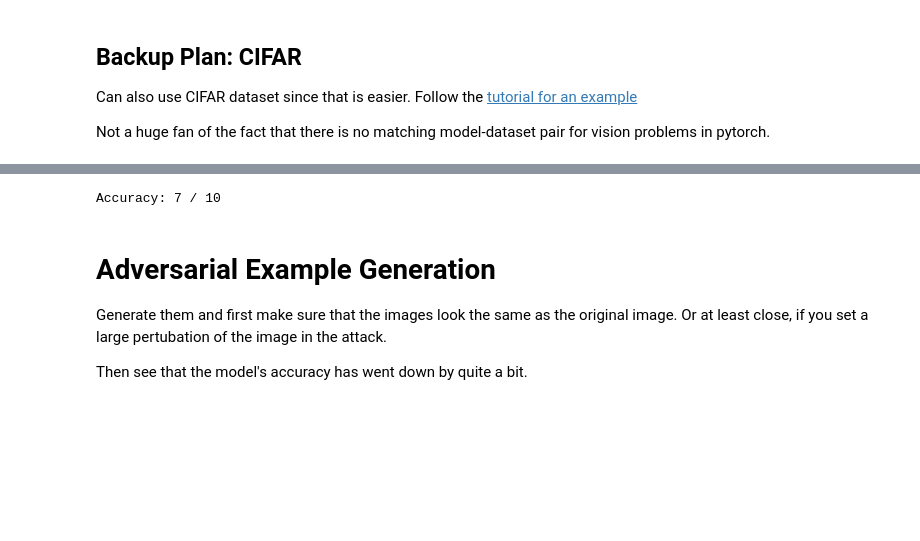
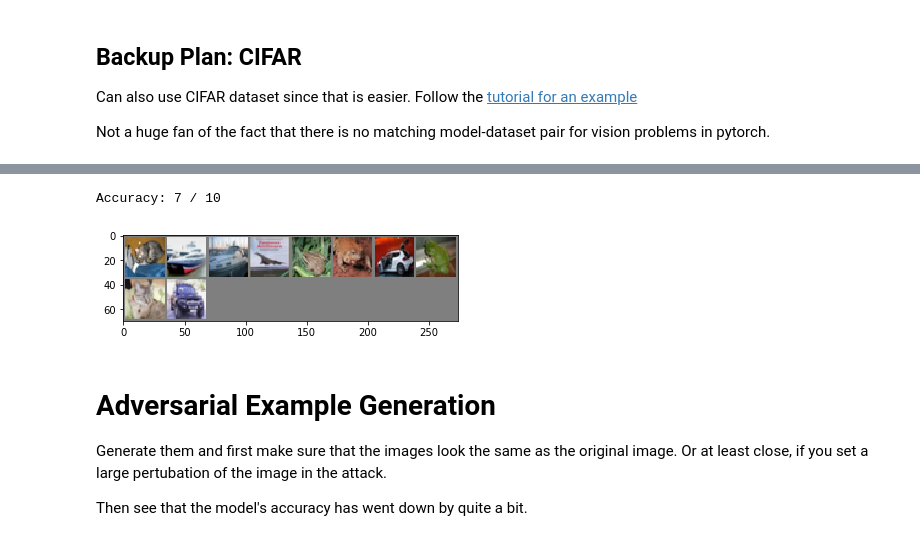
Before and after one commit to dennis-sell/pytorch-fun, a Jupyter notebook: AdversarialML_Scale.ipynb, the cells around one changed output, grey strips where cells are left out. Cells and saved outputs as stored; diff of their text form; code cells hidden in the pictures; blank space fills up the shorter version.

```diff
--- a/AdversarialML_Scale.ipynb
+++ b/AdversarialML_Scale.ipynb
@@ -166,13 +166,10 @@ Files already downloaded and verified
 # %%
 # Test that the model is ok.
 images, labels = dataiter.next()
-raw_outputs = cifar10_cnn(images)
-_, predicted = torch.max(raw_outputs.data, 1)
-num_correct = (predicted == labels).sum().item()
-total = labels.size(0)
-print('Accuracy: %d / %d' % (num_correct, total))
+analyze_perturbed_images(images, labels, cifar10_cnn)
 # %% [output]
 Accuracy: 7 / 10
+[figure, added]
 # %% [markdown]
 # Adversarial Example Generation
 Generate them and first make sure that the images look the same as the original image. Or at least close, if you set a large pertubation of the image in the attack.
```
Also changed, not shown: parts of 7 cells of this notebook.
